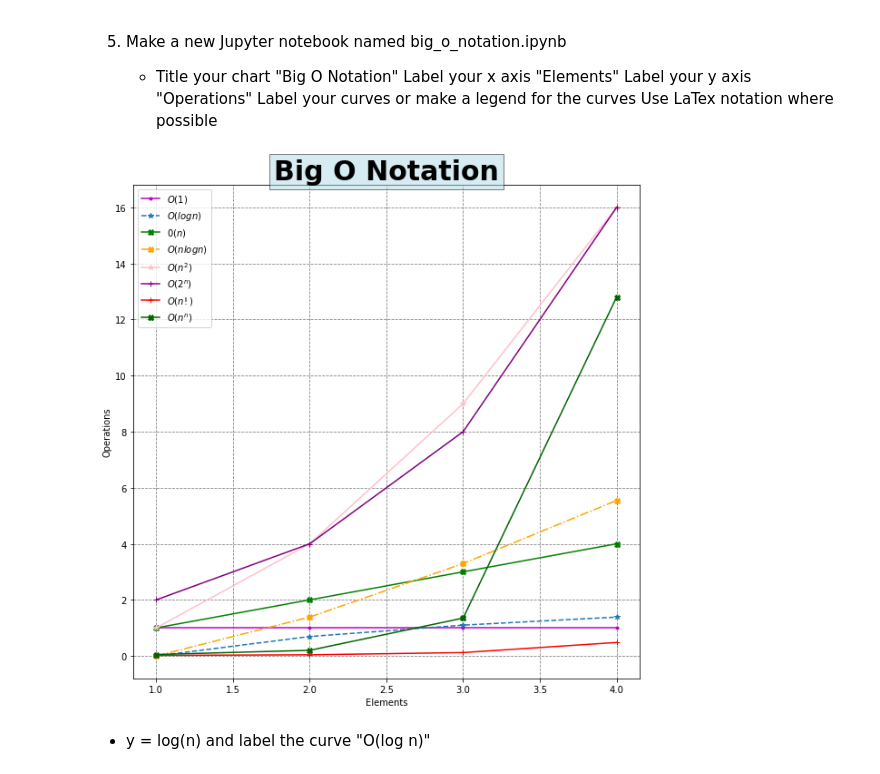
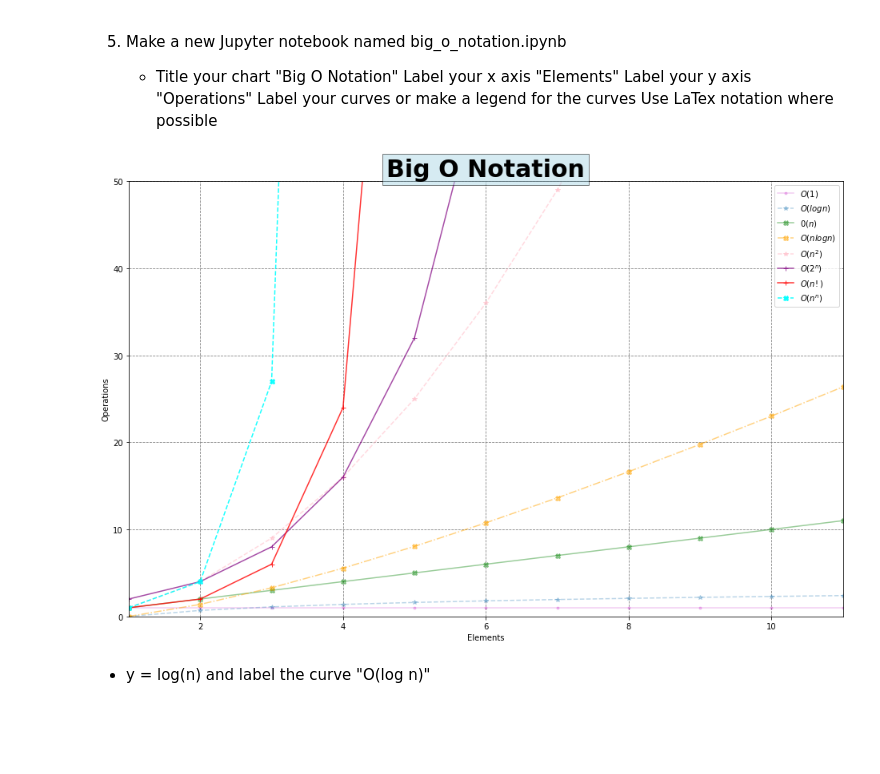
Before and after one commit to cindyvillanuevads/numpy-pandas-visualization-exercises, a Jupyter notebook: big_o_notation.ipynb, the cells around one changed output. Saved outputs shown, nothing was run; the diff lists cells and outputs as text; code cells hidden in the pictures; blank space fills up the shorter version.

```diff
--- a/big_o_notation.ipynb
+++ b/big_o_notation.ipynb
@@ -11,43 +11,59 @@ import matplotlib.pyplot as plt
 # %%
 import math
 # y=0n+1
 
 
-plt.figure(figsize = (10,10))
+plt.figure(figsize = (16,10))
 
-x = range (1,5)
+x = range (1,100)
 y1 = [1 for n in x]
+#y = log(n) and label the curve "O(log n)"
 y2 = [ math.log(n) for n in x]
+
+#y=n and label the curve "O(n)"
 y3 = [n for n in x]
+
+# y=n∗log(n) and label it "O(n log n)"b
 y4 = [n * math.log(n) for n in x]
+
+#y=n**2 and label it "O(n^2)"
 y5 = [n **2 for n in x]
+
+# y=2 **n and label it "O(2^n)"
 y6 = [ 2**n for n in x]
-y7= [( math.factorial(n))* .02 for n in x]
-y8= [(n**n) *.05 for n in x]
+
+# n!and label it "O(n!)"
+y7= [( math.factorial(n))  for n in x]
+
+# y=n**n and label it "O(n^n)"
+y8= [(n**n)  for n in x]
 
 
 
 
-plt.plot(x,y1, ls = '-', marker = '.', label = '$O(1)$', color = "m")
-plt.plot(x,y2, ls ="--", marker = "*", label = "$O(log n)$")
-plt.plot(x,y3, ls = '-', marker = 'X', label = '$0(n)$', color = 'g')
-plt.plot(x,y4, ls = '-.', marker = 'X', label = r'$O(n log n)$', color = 'orange')
-plt.plot(x,y5, ls = '-', marker = '*', label = r'$O(n^2)$', color = 'pink')
-plt.plot(x,y6, ls = '-', marker = '+', label = r'$O(2^n)$', color = 'purple')
-plt.plot(x,y7, ls = '-', marker = '+', label = r'$O(n!)$', color = 'red')
-plt.plot(x,y8, ls = '-', marker = 'X', label = r'$O(n^n)$', color = 'darkgreen')
+plt.plot(x,y1, ls = '-', marker = '.', label = '$O(1)$', color = "m", alpha= .2)
+plt.plot(x,y2, ls ="--", marker = "*", label = "$O(log n)$", alpha= .3)
+plt.plot(x,y3, ls = '-', marker = 'X', label = '$0(n)$', color = 'g', alpha= .4)
+plt.plot(x,y4, ls = '-.', marker = 'X', label = r'$O(n log n)$', color = 'orange', alpha= .5)
+plt.plot(x,y5, ls = '--', marker = '*', label = r'$O(n^2)$', color = 'pink', alpha= .6)
+plt.plot(x,y6, ls = '-', marker = '+', label = r'$O(2^n)$', color = 'purple', alpha= .7)
+plt.plot(x,y7, ls = '-', marker = '+', label = r'$O(n!)$', color = 'red', alpha= .8)
+plt.plot(x,y8, ls = '--', marker = 'X', label = r'$O(n^n)$', color = 'cyan', alpha= .9)
 
 
 plt.grid(True, ls = '--', color = 'gray',)
 plt.title('Big O Notation', fontsize=30, fontweight='bold',
          bbox={'facecolor': 'lightblue', 'alpha': 0.5, 'pad': 5})
+#zoom in
+plt.xlim(1,11)
+plt.ylim(0,50)
 
 plt.xlabel('Elements')
 plt.ylabel('Operations')
 plt.legend()
 plt.show()
 # %% [output]
-[figure, old version]
+[figure, new version]
 # %% [markdown]
 * y = log(n) and label the curve "O(log n)"
 # %%
```
Also changed, not shown: 1 other file.
